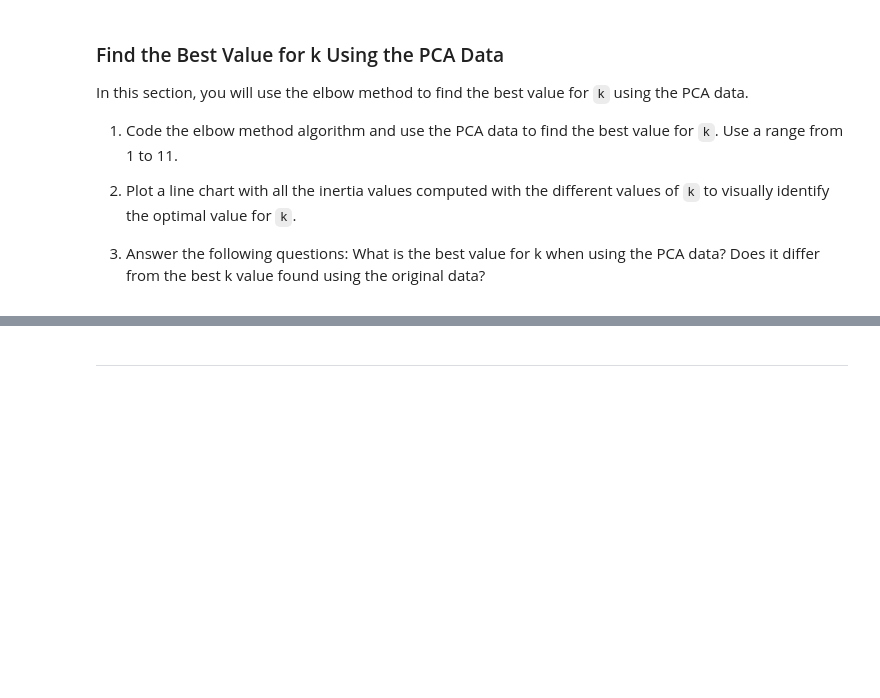
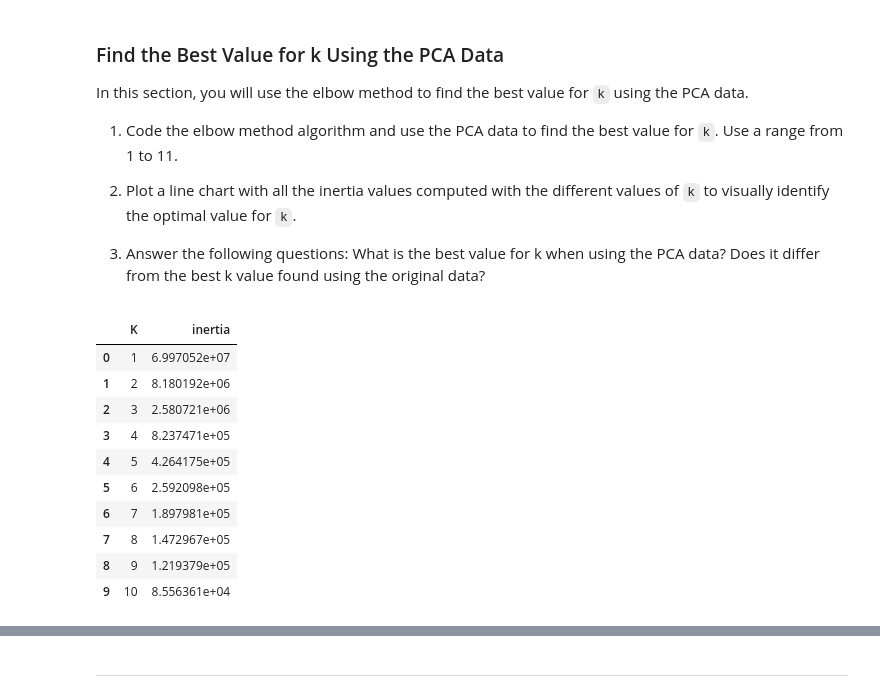
Before and after one commit to habibi242/Crypto_investments, a Jupyter notebook: crypto_investments.ipynb, the cells around one changed output, grey strips where cells are left out. Cells and saved outputs as stored; diff of their text form; code cells hidden in the pictures; blank space fills up the shorter version.

```diff
--- a/crypto_investments.ipynb
+++ b/crypto_investments.ipynb
@@ -229,7 +279,7 @@ In this section, you will perform a principal component analysis (PCA) and reduc
 # %%
 # Use the PCA model with `fit_transform` to reduce to
 # three principal components.
-# YOUR CODE HERE!
+pca_df= pca.fit_transform(df_market_data)
 
 # View the first five rows of the DataFrame.
-# YOUR CODE HERE!
+pca_df[:5]
@@ -248,13 +307,13 @@ In this section, you will perform a principal component analysis (PCA) and reduc
 # Note: The code for this step is provided for you
 
 # Creating a DataFrame with the PCA data
-# YOUR CODE HERE!
+pca_market_data= pd.DataFrame(pca_df, columns=['PC1','PC2','PC3'])
 
 # Copy the crypto names from the original data
-# YOUR CODE HERE!
+pca_market_data['coinid']=df_market_data.index
 
 # Set the coinid column as index
-# YOUR CODE HERE!
+pca_market_data= pca_market_data.set_index('coinid')
 
 # Display sample data
-# YOUR CODE HERE!
+pca_market_data.head()
@@ -277,6 +344,6 @@ In this section, you will use the elbow method to find the best value for `k` us
 # %%
 # Create an empy list to store the inertia values
-# YOUR CODE HERE!
+inertia=[]
 # %%
 # Create a for loop to compute the inertia with each possible value of k
 # Inside the loop:
@@ -287,9 +357,25 @@ In this section, you will use the elbow method to find the best value for `k` us
 # %%
 # Create a dictionary with the data to plot the Elbow curve
-# YOUR CODE HERE!
+pca_elbow_data= {
+    "K" : K,
+    "inertia": inertia}
 
 # Create a DataFrame with the data to plot the Elbow curve
-# YOUR CODE HERE!
+
+pca_df_elbow= pd.DataFrame(pca_elbow_data)
+pca_df_elbow
+# %% [output]
+|  | K | inertia |
+| 0 | 1 | 6.997052e+07 |
+| 1 | 2 | 8.180192e+06 |
+| 2 | 3 | 2.580721e+06 |
+| 3 | 4 | 8.237471e+05 |
+| 4 | 5 | 4.264175e+05 |
+| 5 | 6 | 2.592098e+05 |
+| 6 | 7 | 1.897981e+05 |
+| 7 | 8 | 1.472967e+05 |
+| 8 | 9 | 1.219379e+05 |
+| 9 | 10 | 8.556361e+04 |
 # %%
 # Plot a line chart with all the inertia values computed with
 # the different values of k to visually identify the optimal value for k.
```
Also changed, not shown: parts of 25 cells of this notebook.
